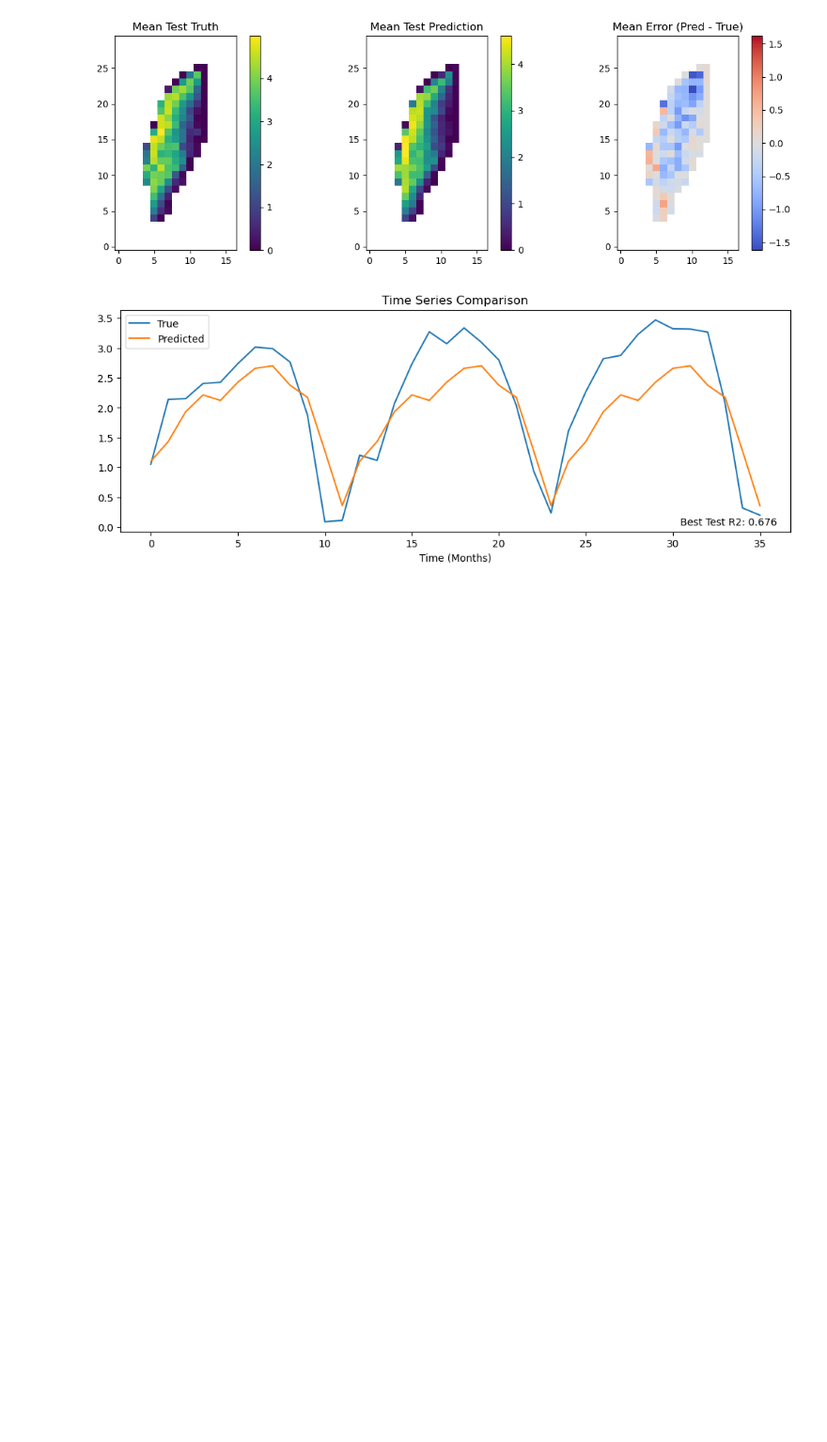
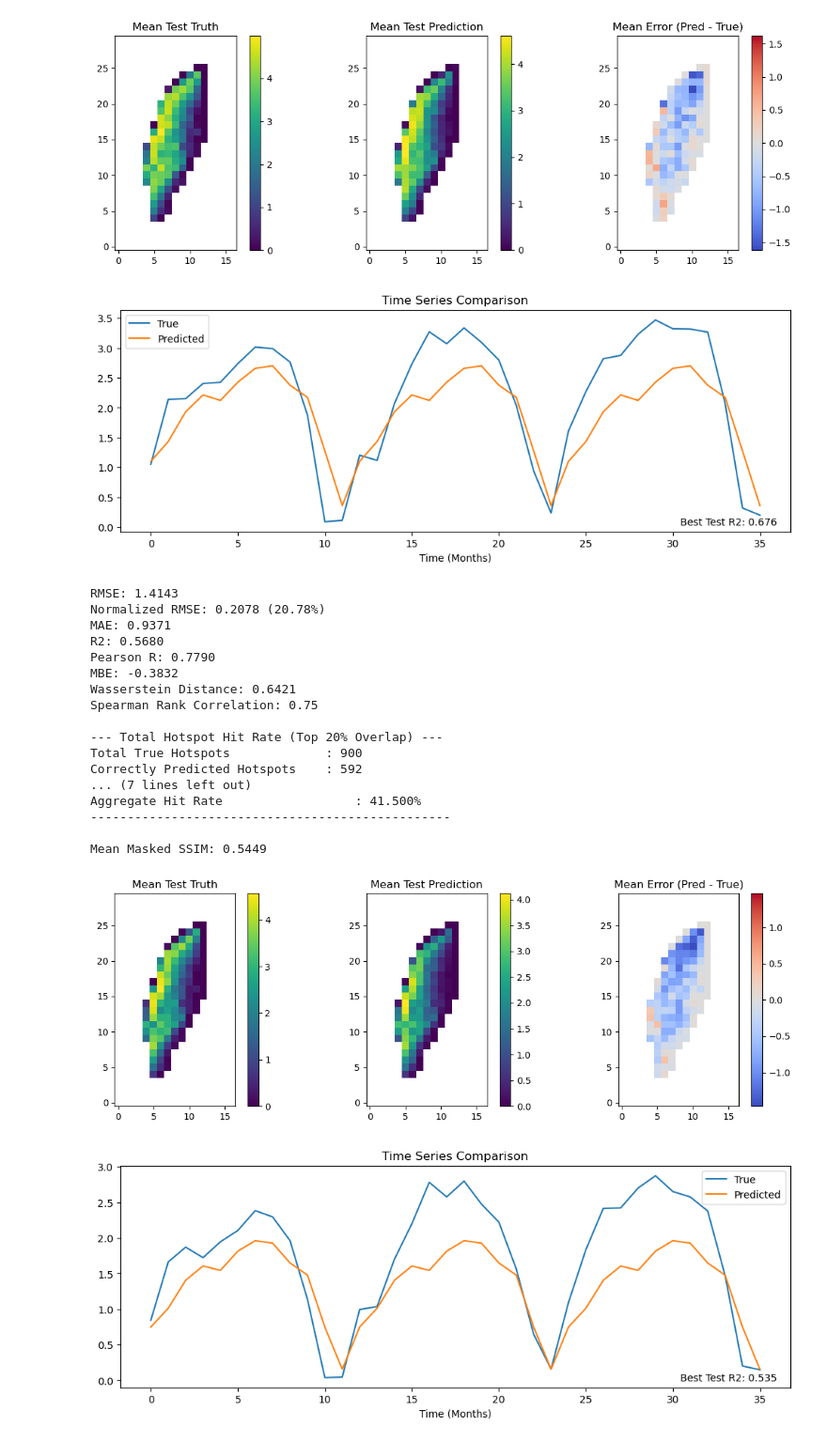
Before and after one commit to rubarriuso/TFM, a Jupyter notebook: modelado/baselines.ipynb, the cells around one changed output. Shown at 94% size. Saved outputs shown, nothing was run; the diff lists cells and outputs as text; code cells hidden in the pictures; blank space fills up the shorter version.

```diff
--- a/modelado/baselines.ipynb
+++ b/modelado/baselines.ipynb
@@ -20,6 +21,10 @@ fishing_ds = xr.open_dataset(f"../data/processed/targets/cpue_{target_res}.nc").
 fishing = fishing_ds["cpue_index"]
 fishing = fishing.fillna(0)
 
+peso = fishing_ds["PesoTotal"]/1000
+peso = np.log1p(peso)
+peso = peso.fillna(0)
+
 fishing_class_ds = xr.open_dataset(f"../data/processed/targets/cpue_{target_res}.nc").sel(FAOspp="SQA")
 fishing_class = fishing_class_ds["CPUE_class"]
 fishing_class = fishing_class.fillna(0)
@@ -29,7 +34,7 @@ mask = mask_ds["mask"]
 mask = mask.fillna(0)
 mask = mask.broadcast_like(fishing)
 
-fishing, mask = xr.align(fishing, mask, join="inner")
+fishing, mask, peso, fishing_class = xr.align(fishing, mask, peso, fishing_class, join="inner")
 
 #area de pesca y un poco alrededor
 croppedT = lambda da: da.sel(
@@ -39,4 +44,7 @@ croppedT = lambda da: da.sel(
 )
 fishing_cropped = croppedT(fishing)
 mask_cropped = croppedT(mask)
+peso_cropped = croppedT(peso)
 fishing_class_cropped = croppedT(fishing_class)
+
+split_date = "2023-01-01"
@@ -247,4 +242,14 @@ def compute_climatology_metrics_regression(y_true_da, y_pred_da, mask_da):
     plt.title("Time Series Comparison")
     plt.legend()
     plt.show()
+# %%
+#regressions
+
+fishing_train = fishing_cropped.sel(time=slice(None, split_date))
+fishing_test = fishing_cropped.sel(time=slice(split_date, None))
+
+peso_train = peso_cropped.sel(time=slice(None, split_date))
+peso_test = peso_cropped.sel(time=slice(split_date, None))
+
+mask_test = mask_cropped.sel(time=slice(split_date, None))
 # %%
@@ -269,4 +277,28 @@ Aggregate Hit Rate                  : 31.849%
 Mean Masked SSIM: 0.5191
 [figure]
 [figure]
+# %%
+climatology = peso_train.groupby("time.month").mean("time")
+peso_pred = climatology.sel(month=peso_test.time.dt.month).drop_vars("month")
+compute_climatology_metrics_regression(peso_test, peso_pred, mask_test)
+# %% [output]
+RMSE: 1.4143
+Normalized RMSE: 0.2078 (20.78%)
+MAE: 0.9371
+R2: 0.5680
+Pearson R: 0.7790
+MBE: -0.3832
+Wasserstein Distance: 0.6421
+Spearman Rank Correlation: 0.75
+
+--- Total Hotspot Hit Rate (Top 20% Overlap) ---
+Total True Hotspots             : 900
+Correctly Predicted Hotspots    : 592
+... (7 lines left out)
+Aggregate Hit Rate                  : 41.500%
+-------------------------------------------------
+
+Mean Masked SSIM: 0.5449
+[figure, added]
+[figure, added]
 # %%
```
Also changed, not shown: parts of 7 cells of this notebook, 8 other files.
